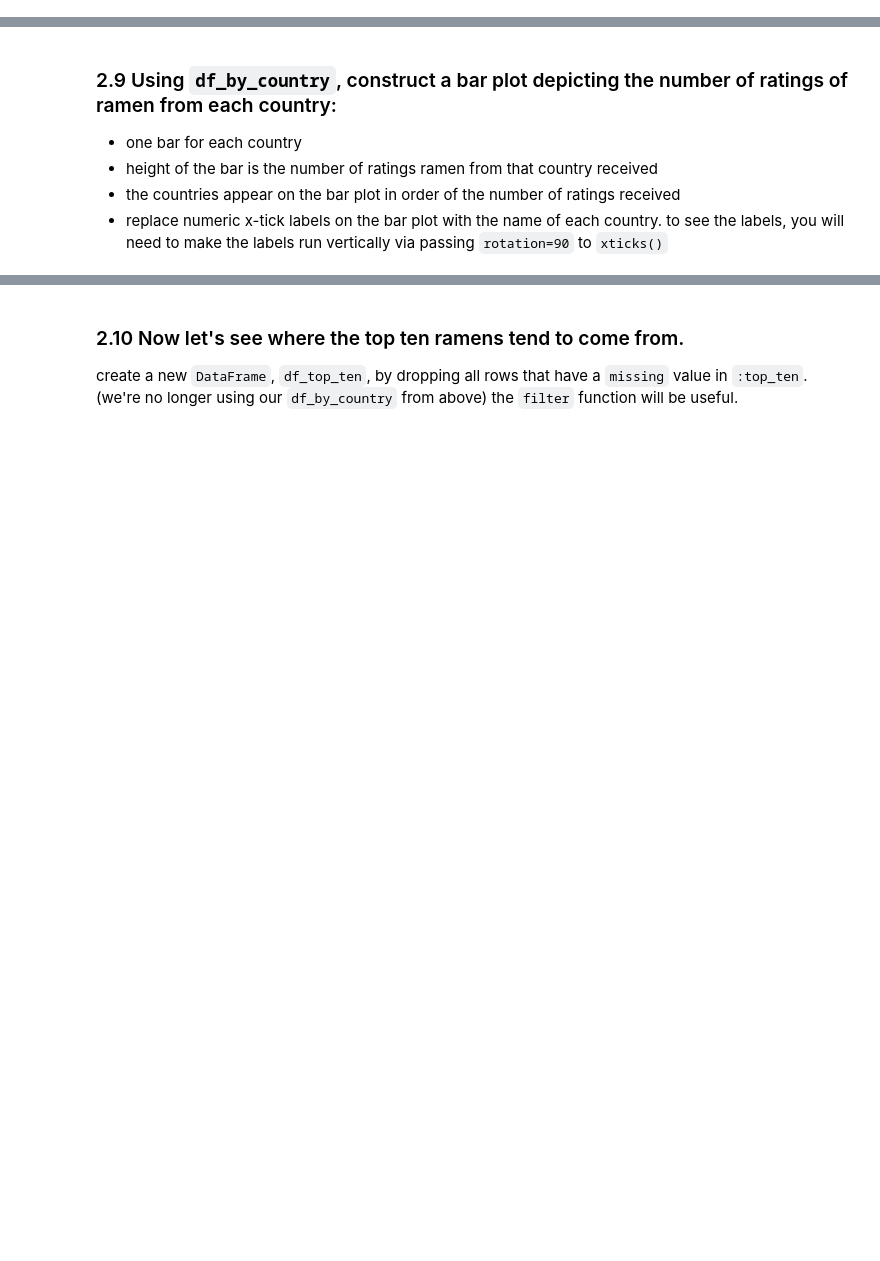
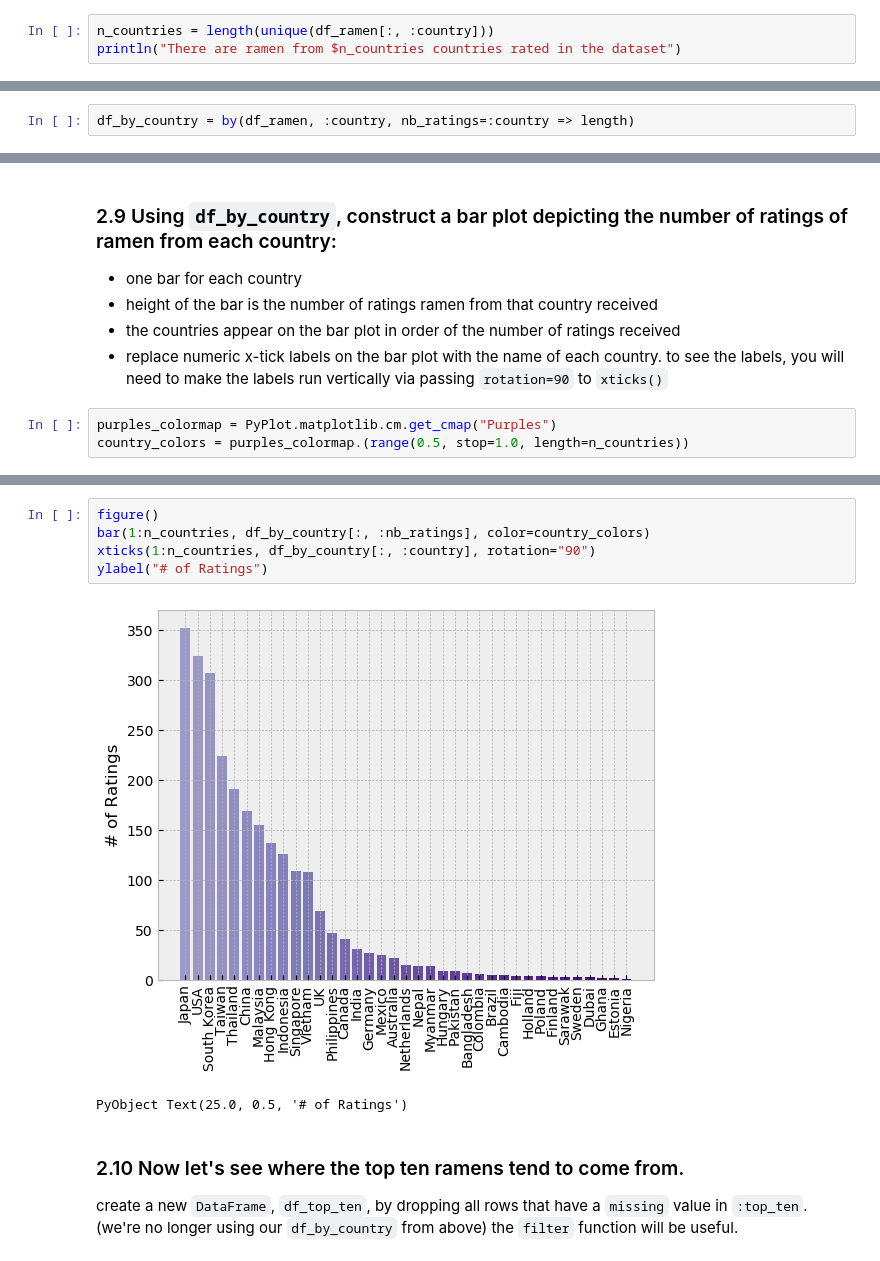
Before and after one commit to anth0nyhle/OSUCoursework, a Jupyter notebook: che599_intro_data_science/hw2/hw2.ipynb, the cells around one changed output, grey strips where cells are left out. Cells and saved outputs as stored; diff of their text form; blank space fills up the shorter version.

````diff
--- a/che599_intro_data_science/hw2/hw2.ipynb
+++ b/che599_intro_data_science/hw2/hw2.ipynb
@@ -195,2 +368,5 @@ df[!, :stars] = parse.(Float64, df[:, :stars])
 # %% [markdown]
 ### 2.6 Ramen from how many different countries is rated?
+# %%
+n_countries = length(unique(df_ramen[:, :country]))
+println("There are ramen from $n_countries countries rated in the dataset")
@@ -210,3 +388,5 @@ USA      324
 ```
 
 You should indeed see that 352 ramens from Japan were rated and 324 ramens from the USA were rated.
+# %%
+df_by_country = by(df_ramen, :country, nb_ratings=:country => length)
@@ -218,3 +440,6 @@ You should indeed see that 352 ramens from Japan were rated and 324 ramens from
 * height of the bar is the number of ratings ramen from that country received
 * the countries appear on the bar plot in order of the number of ratings received
 * replace numeric x-tick labels on the bar plot with the name of each country. to see the labels, you will need to make the labels run vertically via passing `rotation=90` to `xticks()`
+# %%
+purples_colormap = PyPlot.matplotlib.cm.get_cmap("Purples")
+country_colors = purples_colormap.(range(0.5, stop=1.0, length=n_countries))
@@ -221,3 +464,11 @@ You should indeed see that 352 ramens from Japan were rated and 324 ramens from
+# %%
+figure()
+bar(1:n_countries, df_by_country[:, :nb_ratings], color=country_colors)
+xticks(1:n_countries, df_by_country[:, :country], rotation="90")
+ylabel("# of Ratings")
+# %% [output]
+[figure, added]
+PyObject Text(25.0, 0.5, '# of Ratings')
 # %% [markdown]
 ### 2.10 Now let's see where the top ten ramens tend to come from.
 create a new `DataFrame`, `df_top_ten`, by dropping all rows that have a `missing` value in `:top_ten`. (we're no longer using our `df_by_country` from above) the `filter` function will be useful.
````
Also changed, not shown: parts of 26 cells of this notebook.
